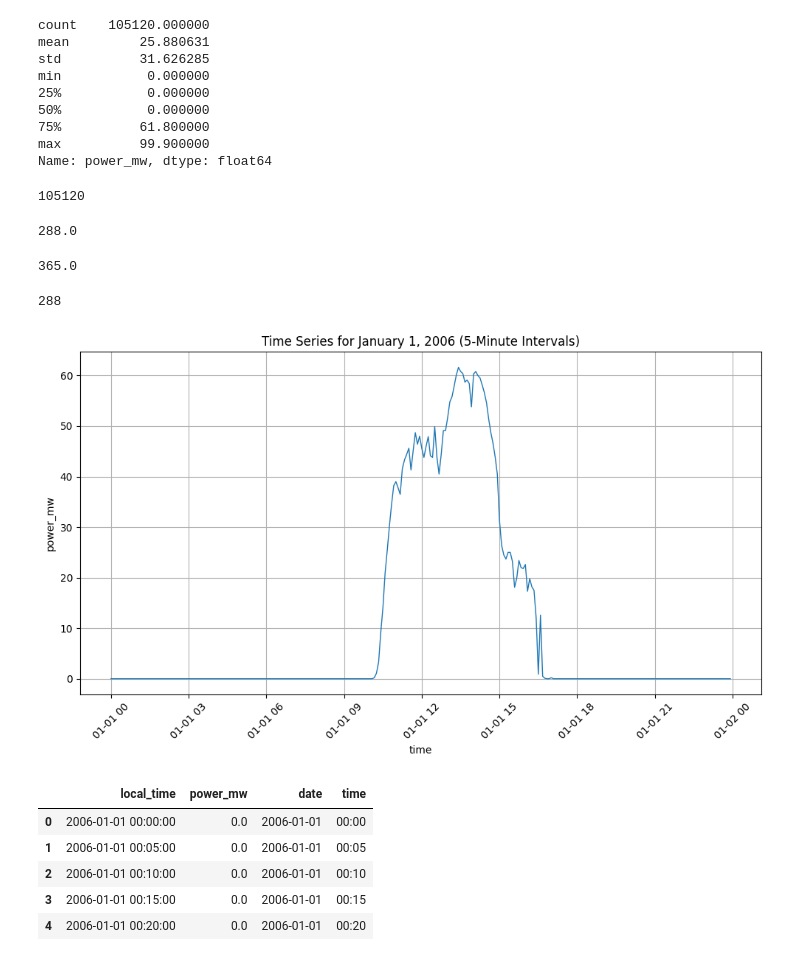
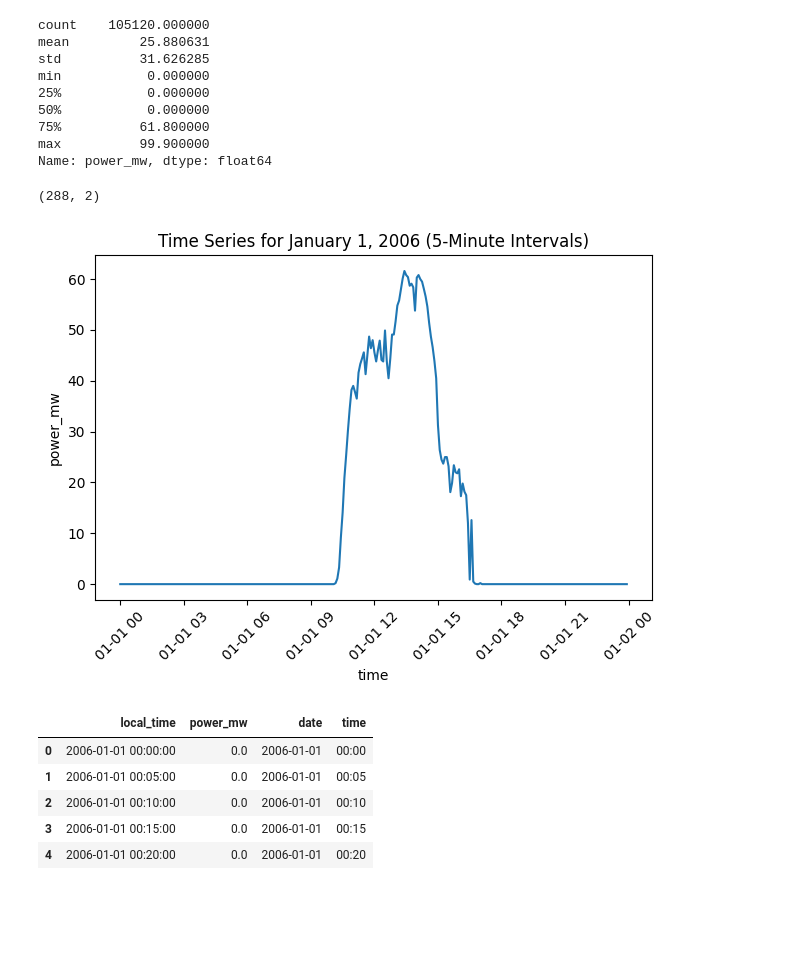
Before and after one commit to alecchendev/solar, a Jupyter notebook: solar_modeling.ipynb, the cells around one changed output. Saved outputs shown, nothing was run; the diff lists cells and outputs as text; code cells hidden in the pictures; blank space fills up the shorter version.

Commit message:
Clean things up, make some plots

```diff
--- a/solar_modeling.ipynb
+++ b/solar_modeling.ipynb
@@ -441,9 +356,10 @@ median_cap_df
 # %%
 # Just take the first median capacity plan
 row = median_cap_df.iloc[0]
-print(row[FILENAME_COL])
-df = pd.read_csv(f"{DATA_DIR}/{row[STATE_COL]}/{row[FILENAME_COL]}")
+filename, state = row[FILENAME_COL], row[STATE_COL]
+df = pd.read_csv(f"{DATA_DIR}/{state}/{filename}")
 df = df.rename(columns={"LocalTime": "local_time", "Power(MW)": "power_mw"})
 df["local_time"] = pd.to_datetime(df["local_time"], format="%m/%d/%y %H:%M")
+print(df.shape)
 df.head()
 # %% [output]
@@ -466,39 +382,21 @@ min           0.000000
 75%          61.800000
 max          99.900000
 Name: power_mw, dtype: float64
-# %%
-len(df)
-# %% [output]
-105120
-# %%
-# 1 day = X 5min intervals = X rows
-24 * 60 / 5
-# %% [output]
-288.0
-# %%
-len(df) / 288
-# %% [output]
-365.0
 # %%
 day_df = df.loc[df["local_time"].dt.date == datetime.date(2006, 1, 1)]
-len(day_df)
+day_df.shape
 # %% [output]
-288
+(288, 2)
 # %%
-import matplotlib.pyplot as plt
-
-# Create a line plot
-plt.figure(figsize=(10, 6))
-plt.plot(day_df['local_time'], day_df['power_mw'], linestyle='-', linewidth=1)
+plt.plot(day_df['local_time'], day_df['power_mw'])
 plt.title('Time Series for January 1, 2006 (5-Minute Intervals)')
 plt.xlabel('time')
 plt.ylabel('power_mw')
-plt.grid(True)
 plt.xticks(rotation=45)
 plt.tight_layout()
 plt.show()
 # %% [output]
-[figure, old version]
+[figure, new version]
 # %%
 df['date'] = df['local_time'].dt.date
 df['time'] = df['local_time'].dt.strftime('%H:%M')
```
Also changed, not shown: parts of 75 cells of this notebook.
